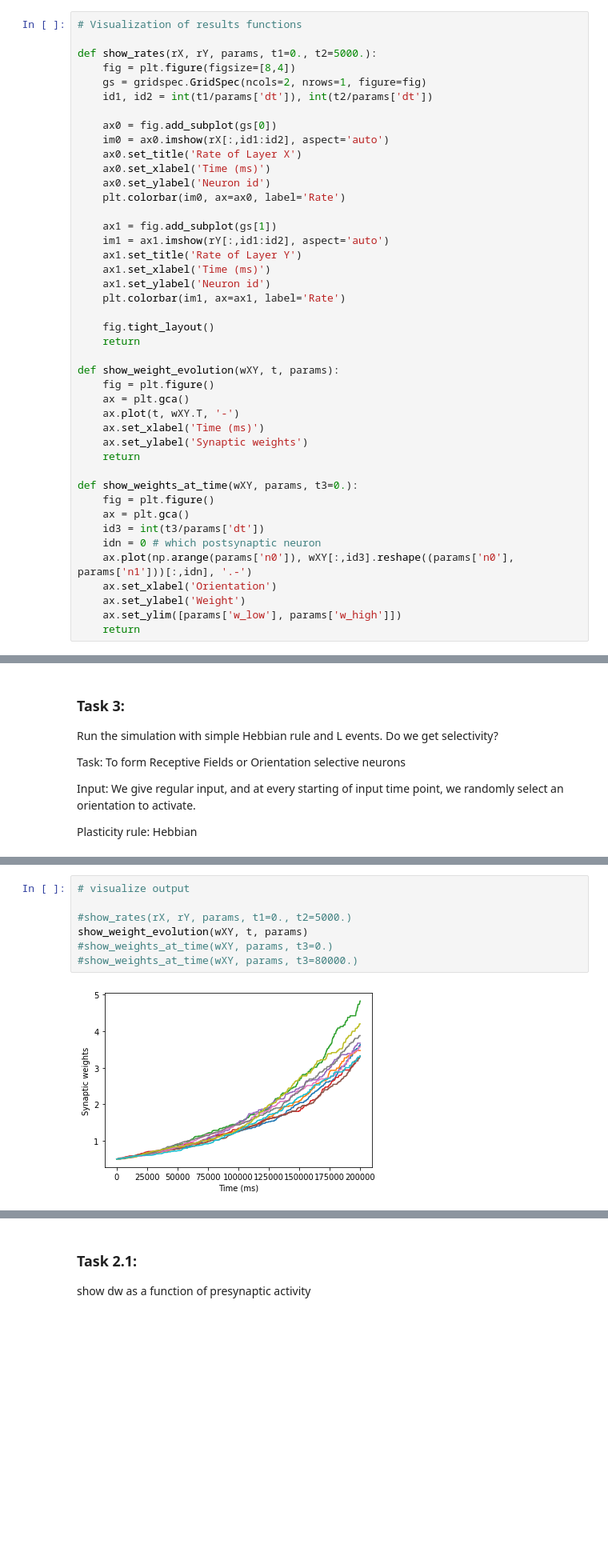
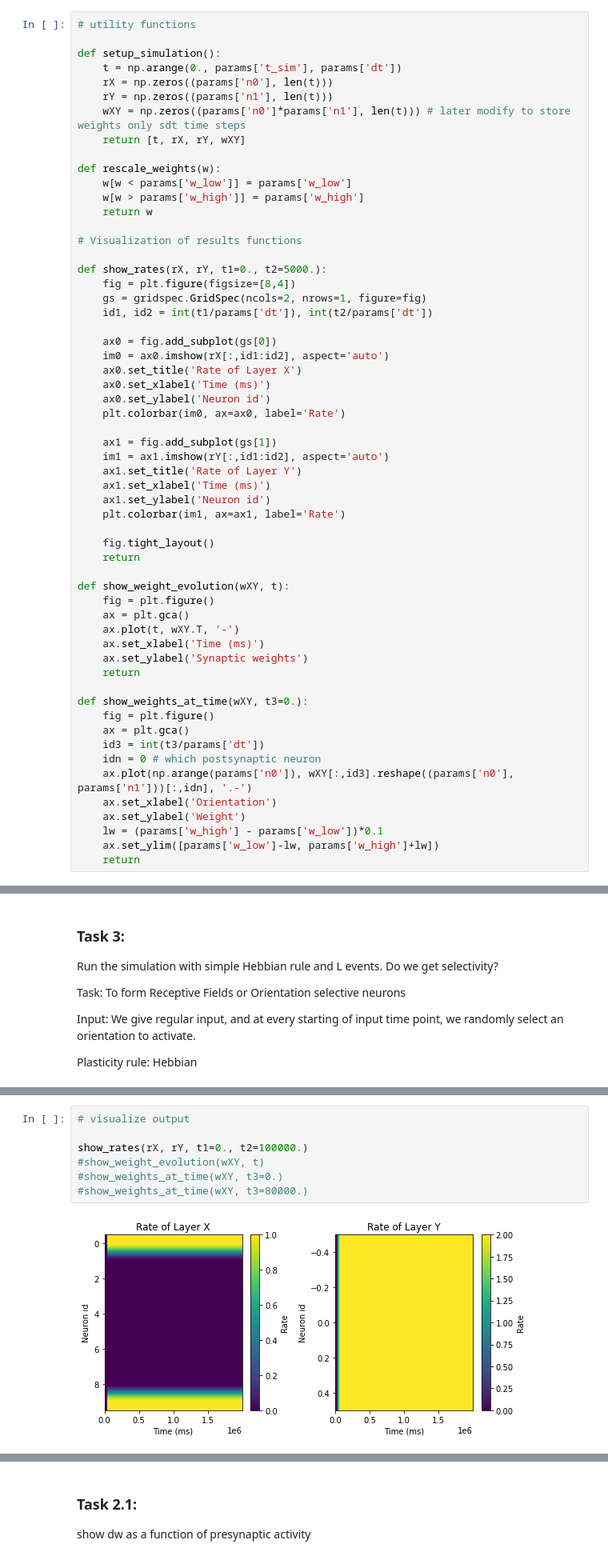
Before and after one commit to comp-neural-circuits/plasticity-workshop, a Jupyter notebook: hebbian_plasticity.ipynb, the cells around one changed output, grey strips where cells are left out. Shown at 80% size. Drawn from its saved outputs; the diff is of its cells as text; blank space fills up the shorter version.

```diff
--- a/hebbian_plasticity.ipynb
+++ b/hebbian_plasticity.ipynb
@@ -24,7 +18,21 @@ def setup_simulation(params):
 # %%
+# utility functions
+
+def setup_simulation():
+    t = np.arange(0., params['t_sim'], params['dt'])
+    rX = np.zeros((params['n0'], len(t)))
+    rY = np.zeros((params['n1'], len(t)))
+    wXY = np.zeros((params['n0']*params['n1'], len(t))) # later modify to store weights only sdt time steps
+    return [t, rX, rY, wXY]
+
+def rescale_weights(w):
+    w[w < params['w_low']] = params['w_low']
+    w[w > params['w_high']] = params['w_high']
+    return w
+
 # Visualization of results functions
 
-def show_rates(rX, rY, params, t1=0., t2=5000.):
+def show_rates(rX, rY, t1=0., t2=5000.):
     fig = plt.figure(figsize=[8,4])
     gs = gridspec.GridSpec(ncols=2, nrows=1, figure=fig)
     id1, id2 = int(t1/params['dt']), int(t2/params['dt'])
@@ -46,7 +54,7 @@ def show_rates(rX, rY, params, t1=0., t2=5000.):
     fig.tight_layout()
     return
 
-def show_weight_evolution(wXY, t, params):
+def show_weight_evolution(wXY, t):
     fig = plt.figure()
     ax = plt.gca()
     ax.plot(t, wXY.T, '-')
@@ -54,7 +62,7 @@ def show_weight_evolution(wXY, t, params):
     ax.set_ylabel('Synaptic weights')
     return
 
-def show_weights_at_time(wXY, params, t3=0.):
+def show_weights_at_time(wXY, t3=0.):
     fig = plt.figure()
     ax = plt.gca()
     id3 = int(t3/params['dt'])
@@ -62,5 +70,6 @@ def show_weights_at_time(wXY, params, t3=0.):
     ax.plot(np.arange(params['n0']), wXY[:,id3].reshape((params['n0'], params['n1']))[:,idn], '.-')
     ax.set_xlabel('Orientation')
     ax.set_ylabel('Weight')
-    ax.set_ylim([params['w_low'], params['w_high']])
+    lw = (params['w_high'] - params['w_low'])*0.1
+    ax.set_ylim([params['w_low']-lw, params['w_high']+lw])
     return
@@ -278,9 +279,9 @@ input_times = generate_regular_input_times(params['input_iei'], params['t_sim'])
 # %%
 # visualize output
 
-#show_rates(rX, rY, params, t1=0., t2=5000.)
-show_weight_evolution(wXY, t, params)
-#show_weights_at_time(wXY, params, t3=0.)
-#show_weights_at_time(wXY, params, t3=80000.)
+show_rates(rX, rY, t1=0., t2=100000.)
+#show_weight_evolution(wXY, t)
+#show_weights_at_time(wXY, t3=0.)
+#show_weights_at_time(wXY, t3=80000.)
 # %% [output]
-[figure, old version]
+[figure, new version]
```
Also changed, not shown: parts of 42 cells of this notebook.
